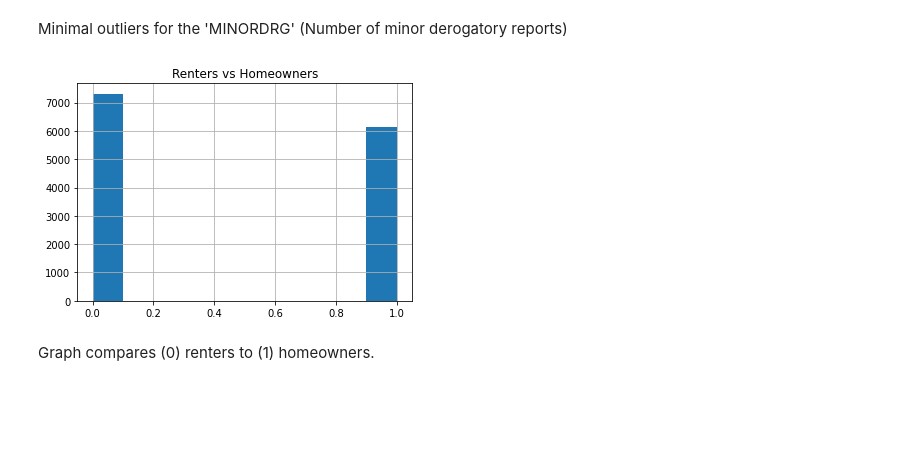
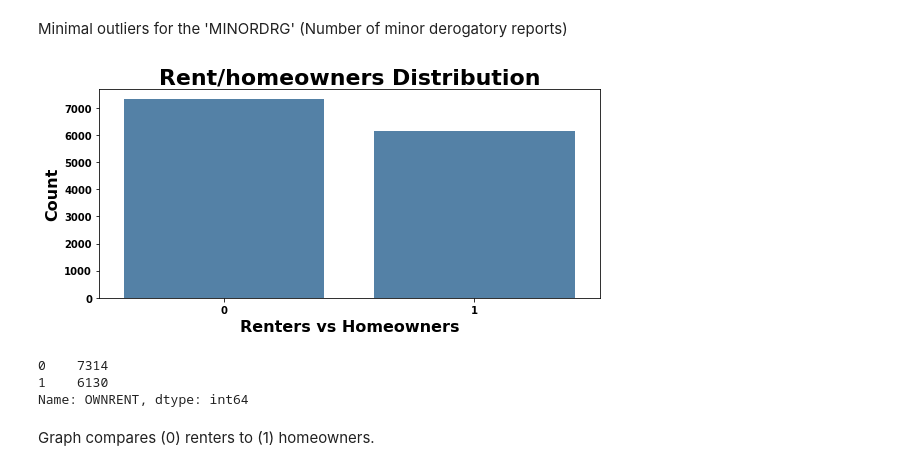
Before and after one commit to XcLyBr/Defaulting-Card-Payment, a Jupyter notebook: DefaultingCreditCards.ipynb, the cells around one changed output. Drawn from its saved outputs; the diff is of its cells as text; code cells hidden in the pictures; blank space fills up the shorter version.

```diff
--- a/DefaultingCreditCards.ipynb
+++ b/DefaultingCreditCards.ipynb
@@ -233,10 +230,24 @@ sns.histplot(df['MINORDRG'], ax=ax[1]);
 # %% [markdown]
 Minimal outliers for the 'MINORDRG' (Number of minor derogatory reports)
-# %%
-df['OWNRENT'].hist();
-plt.title('Renters vs Homeowners');
-# %% [output]
-[figure, removed]
+# %%
+# df['OWNRENT'].hist();
+# plt.title('Renters vs Homeowners');
+plt.figure(figsize = (8,4))
+sns.countplot(data=df, x = "OWNRENT", color='steelblue');
+plt.title('Rent/homeowners Distribution', fontsize = 22, weight='bold');
+plt.xlabel('Renters vs Homeowners', fontsize = 16, weight='bold');
+plt.ylabel('Count', fontsize = 16, weight='bold');
+plt.xticks(fontsize = 10, weight='bold', rotation=0);
+plt.yticks(fontsize = 10, weight='bold');
+plt.tight_layout()
+# %% [output]
+[figure, added]
+# %%
+df['OWNRENT'].value_counts()
+# %% [output]
+0    7314
+1    6130
+Name: OWNRENT, dtype: int64
 # %% [markdown]
 Graph compares (0) renters to (1) homeowners.
 # %%
```
Also changed, not shown: parts of 20 cells of this notebook.
